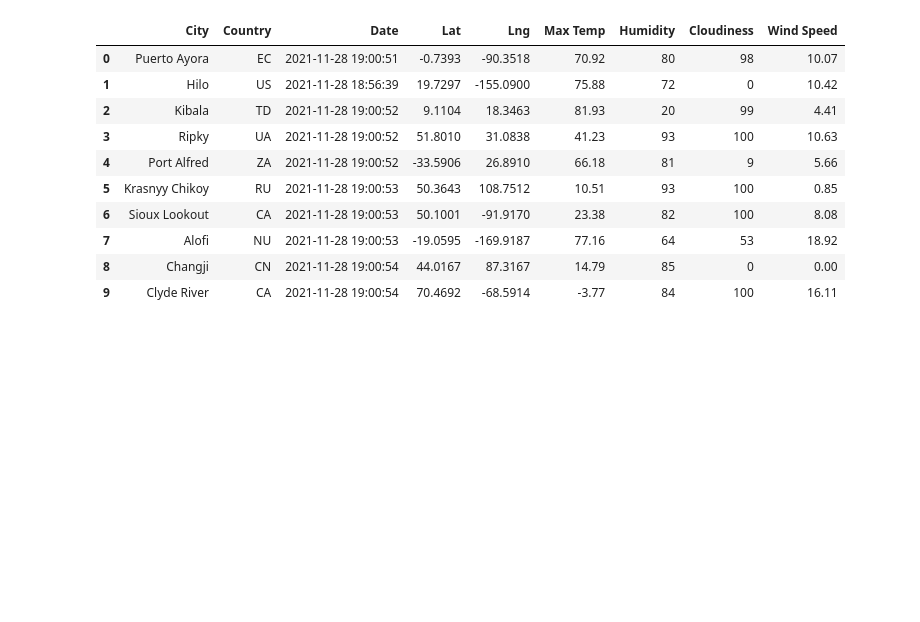
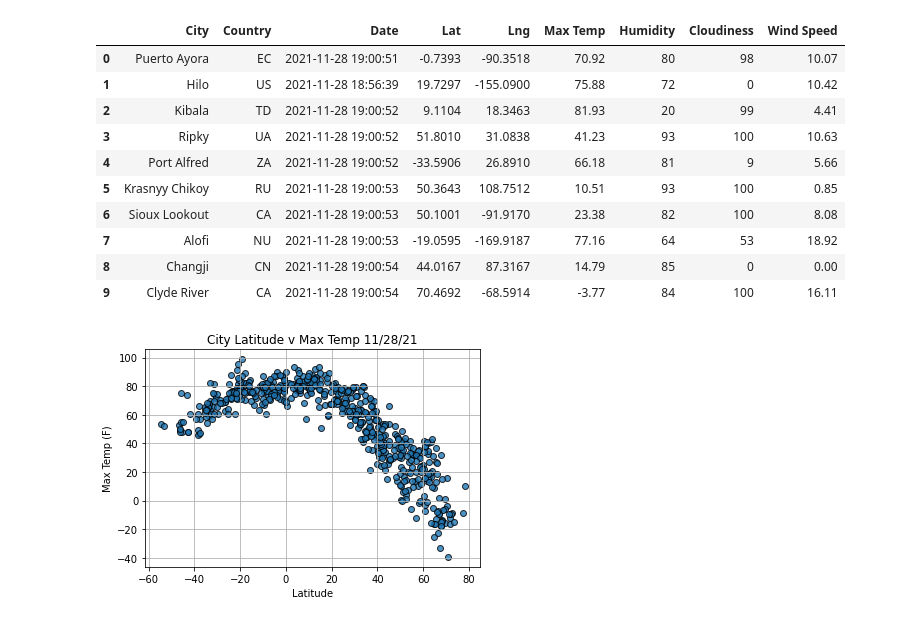
Before and after one commit to kylejohnsonks/World_Weather_Analysis, a Jupyter notebook: WeatherPy.ipynb, the cells around one changed output. Saved outputs shown, nothing was run; the diff lists cells and outputs as text; code cells hidden in the pictures; blank space fills up the shorter version.

Commit message:
create graphs

```diff
--- a/WeatherPy.ipynb
+++ b/WeatherPy.ipynb
@@ -165,3 +165,29 @@ output_data_file = "weather_data/cities.csv"
 
 # Export the City_Data into a CSV.
 city_data_df.to_csv(output_data_file, index_label="City_ID")
+# %%
+# Extract relevant fields from the DataFrame for plotting.
+lats = city_data_df["Lat"]
+max_temps = city_data_df["Max Temp"]
+humidity = city_data_df["Humidity"]
+cloudiness = city_data_df["Cloudiness"]
+wind_speed = city_data_df["Wind Speed"]
+# %%
+#Build scatter plot
+plt.scatter(lats,max_temps,
+           edgecolors="black", linewidths=1,
+           marker="o", alpha=.8,label="Cities")
+
+#other graph properties
+plt.title(f"City Latitude v Max Temp "+time.strftime("%x"))
+plt.ylabel("Max Temp (F)")
+plt.xlabel("Latitude")
+plt.grid()
+
+#save fig
+plt.savefig("Weather_Data/Latitude_v_MaxTemp.png")
+
+#Show plot
+plt.show()
+# %% [output]
+[figure, added]
```
Also changed, not shown: parts of 3 cells of this notebook, 5 other files.
